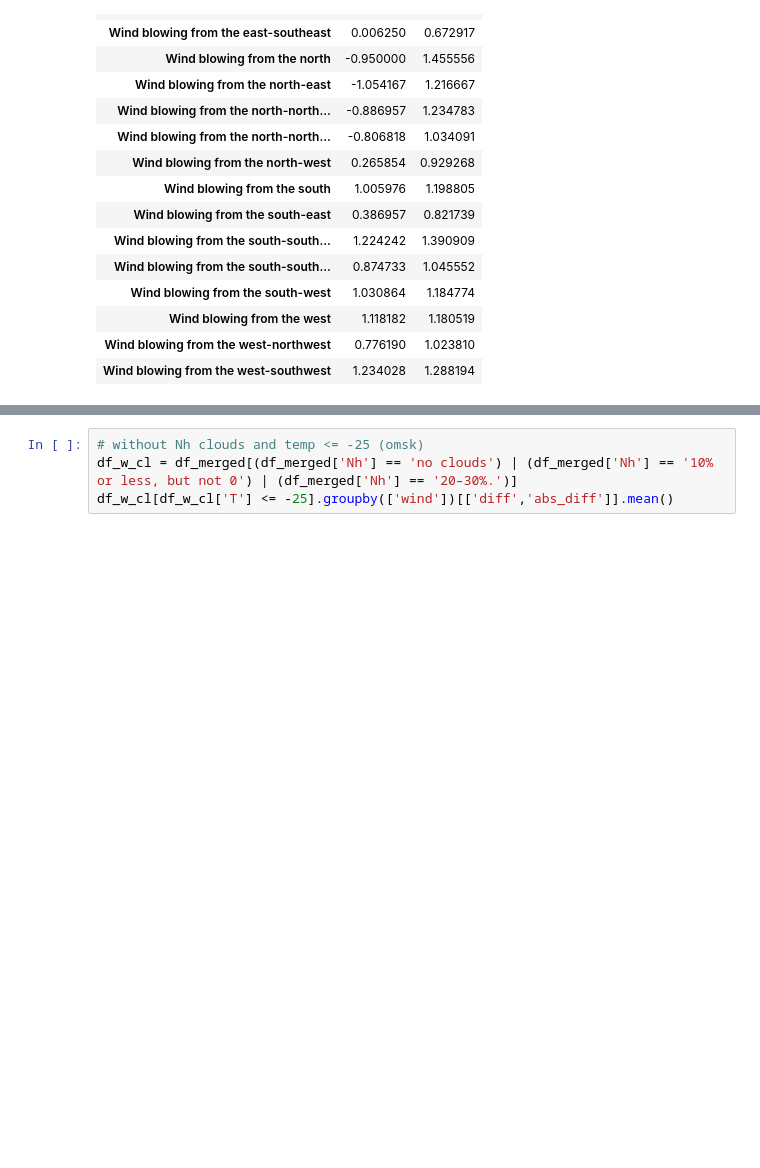
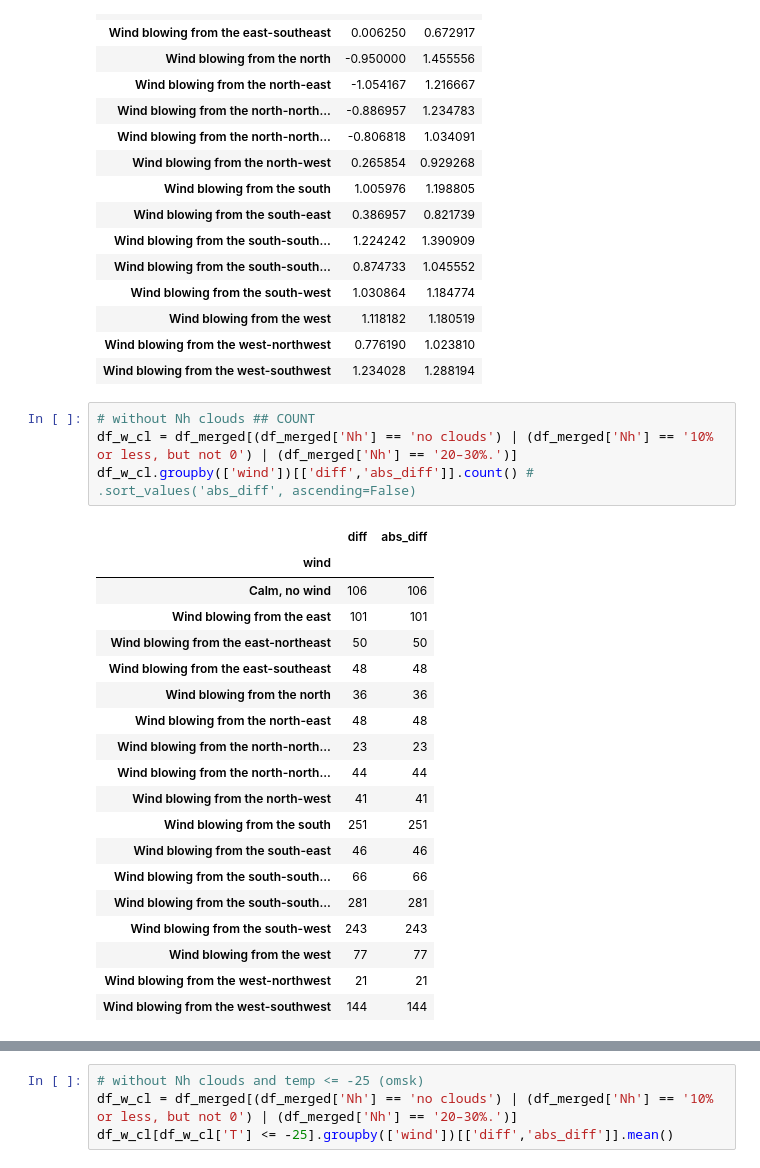
Before and after one commit to dimka11/coursework, a Jupyter notebook: RP5/thermal_pollution_2.ipynb, the cells around one changed output, grey strips where cells are left out. Drawn from its saved outputs; the diff is of its cells as text; blank space fills up the shorter version.

```diff
--- a/RP5/thermal_pollution_2.ipynb
+++ b/RP5/thermal_pollution_2.ipynb
@@ -326,5 +348,29 @@ df_w_cl.groupby(['wind'])[['diff','abs_diff']].mean() # .sort_values('abs_diff',
 | Wind blowing from the west | 1.118182 | 1.180519 |
 | Wind blowing from the west-northwest | 0.776190 | 1.023810 |
 | Wind blowing from the west-southwest | 1.234028 | 1.288194 |
+# %%
+# without Nh clouds ## COUNT
+df_w_cl = df_merged[(df_merged['Nh'] == 'no clouds') | (df_merged['Nh'] == '10% or less, but not 0') | (df_merged['Nh'] == '20–30%.')]
+df_w_cl.groupby(['wind'])[['diff','abs_diff']].count() # .sort_values('abs_diff', ascending=False)
+# %% [output]
+|  | diff | abs_diff |
+| wind |  |  |
+| Calm, no wind | 106 | 106 |
+| Wind blowing from the east | 101 | 101 |
+| Wind blowing from the east-northeast | 50 | 50 |
+| Wind blowing from the east-southeast | 48 | 48 |
+| Wind blowing from the north | 36 | 36 |
+| Wind blowing from the north-east | 48 | 48 |
+| Wind blowing from the north-north... | 23 | 23 |
+| Wind blowing from the north-north... | 44 | 44 |
+| Wind blowing from the north-west | 41 | 41 |
+| Wind blowing from the south | 251 | 251 |
+| Wind blowing from the south-east | 46 | 46 |
+| Wind blowing from the south-south... | 66 | 66 |
+| Wind blowing from the south-south... | 281 | 281 |
+| Wind blowing from the south-west | 243 | 243 |
+| Wind blowing from the west | 77 | 77 |
+| Wind blowing from the west-northwest | 21 | 21 |
+| Wind blowing from the west-southwest | 144 | 144 |
 # %%
 #df_merged.groupby('Nh').count()
```
Also changed, not shown: parts of 5 cells of this notebook, 2 other files.
